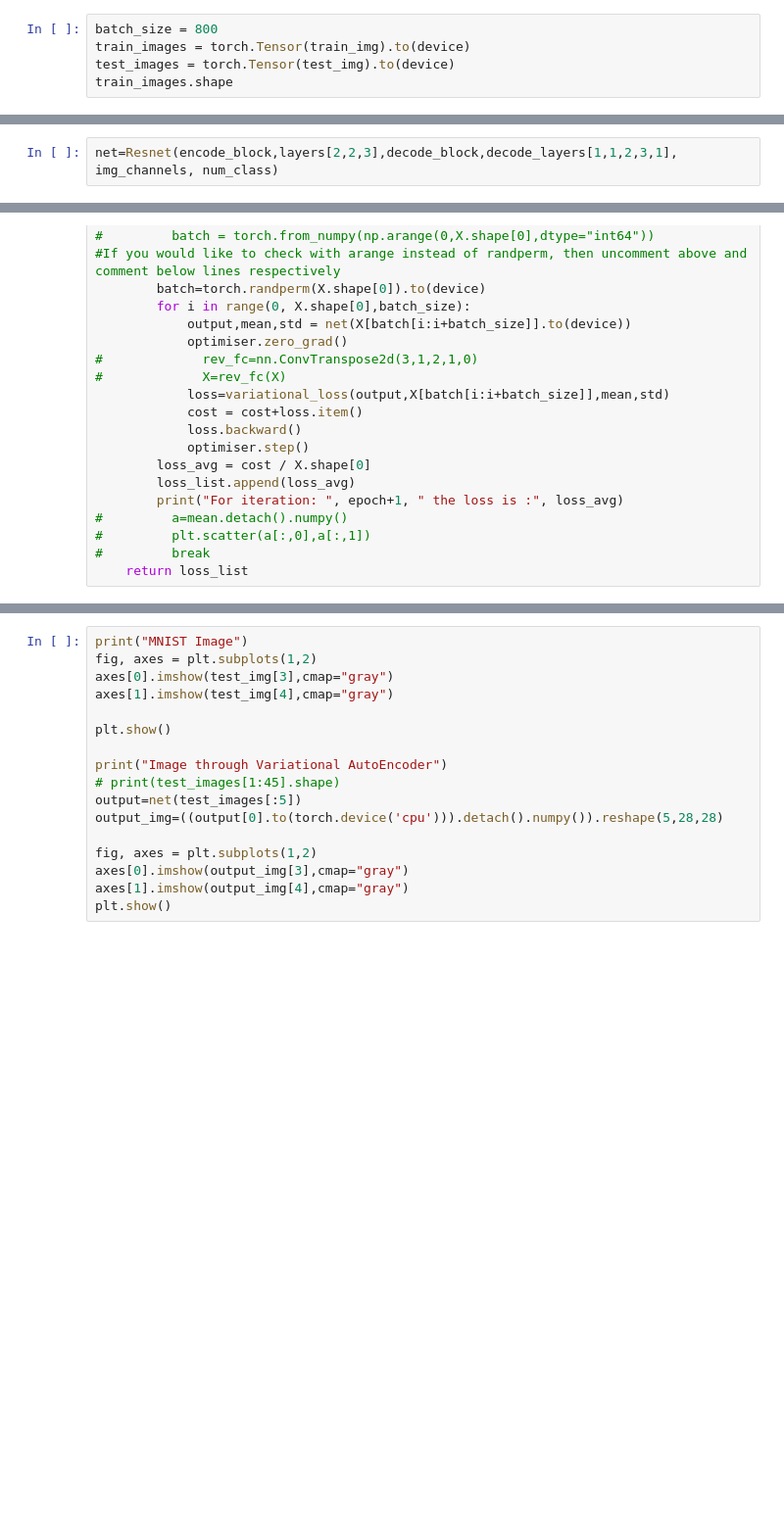
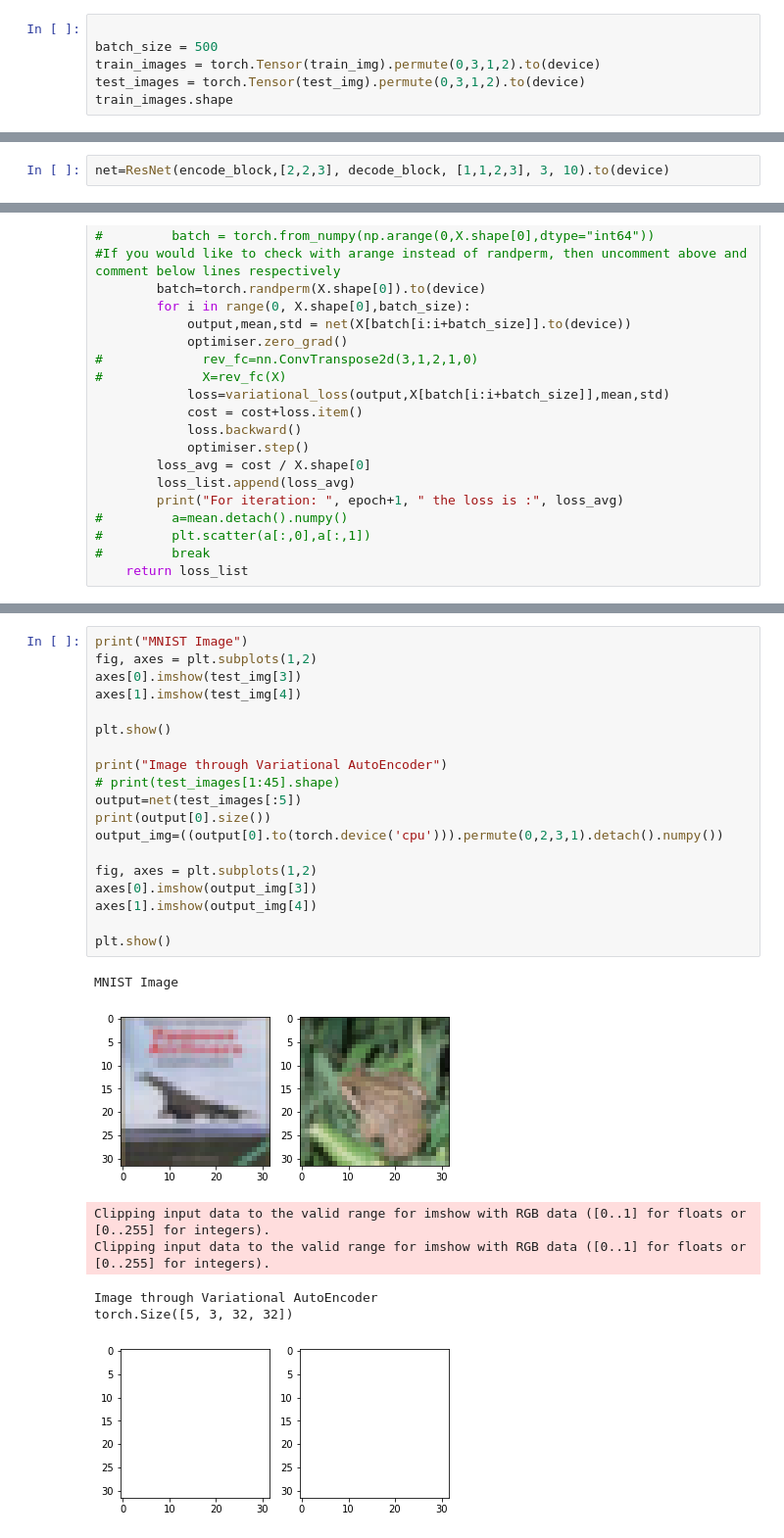
Before and after one commit to SIDDXSingh/AutoEncoders, a Jupyter notebook: VAE_Cifar10.ipynb, the cells around one changed output, grey strips where cells are left out. Shown at 98% size. Saved outputs shown, nothing was run; the diff lists cells and outputs as text; blank space fills up the shorter version.

```diff
--- a/VAE_Cifar10.ipynb
+++ b/VAE_Cifar10.ipynb
@@ -40,8 +38,9 @@ train_img.shape
 # %% [output]
 (50000, 32, 32, 3)
 # %%
-batch_size = 800
-train_images = torch.Tensor(train_img).to(device)
-test_images = torch.Tensor(test_img).to(device)
+
+batch_size = 500
+train_images = torch.Tensor(train_img).permute(0,3,1,2).to(device)
+test_images = torch.Tensor(test_img).permute(0,3,1,2).to(device)
 train_images.shape
 # %% [output]
@@ -295,4 +297,4 @@ class ResNet(nn.Module):
 
         return nn.Sequential(*layers)
 # %%
-net=Resnet(encode_block,layers[2,2,3],decode_block,decode_layers[1,1,2,3,1], img_channels, num_class)
+net=ResNet(encode_block,[2,2,3], decode_block, [1,1,2,3], 3, 10).to(device)
@@ -362,17 +356,27 @@ test(test_images)
 # %%
 print("MNIST Image")
 fig, axes = plt.subplots(1,2)
-axes[0].imshow(test_img[3],cmap="gray")
-axes[1].imshow(test_img[4],cmap="gray")
+axes[0].imshow(test_img[3])
+axes[1].imshow(test_img[4])
 
 plt.show()
 
 print("Image through Variational AutoEncoder")
 # print(test_images[1:45].shape)
 output=net(test_images[:5])
-output_img=((output[0].to(torch.device('cpu'))).detach().numpy()).reshape(5,28,28)
+print(output[0].size())
+output_img=((output[0].to(torch.device('cpu'))).permute(0,2,3,1).detach().numpy())
 
 fig, axes = plt.subplots(1,2)
-axes[0].imshow(output_img[3],cmap="gray")
-axes[1].imshow(output_img[4],cmap="gray")
+axes[0].imshow(output_img[3])
+axes[1].imshow(output_img[4])
+
 plt.show()
+# %% [output]
+MNIST Image
+[figure, added]
+Clipping input data to the valid range for imshow with RGB data ([0..1] for floats or [0..255] for integers).
+Clipping input data to the valid range for imshow with RGB data ([0..1] for floats or [0..255] for integers).
+Image through Variational AutoEncoder
+torch.Size([5, 3, 32, 32])
+[figure, added]
```
Also changed, not shown: parts of 11 cells of this notebook.
